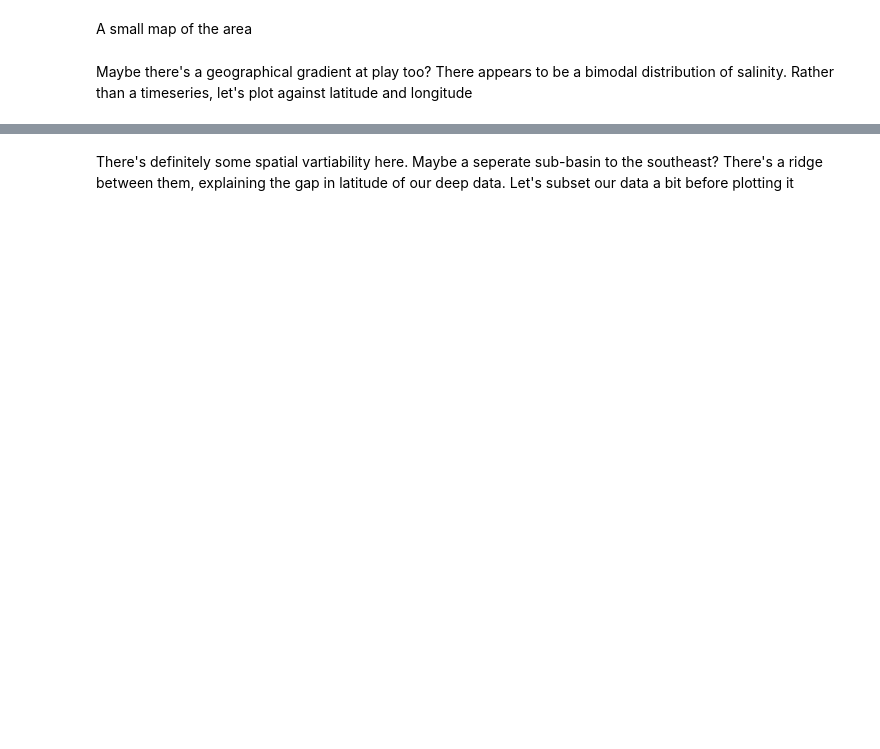
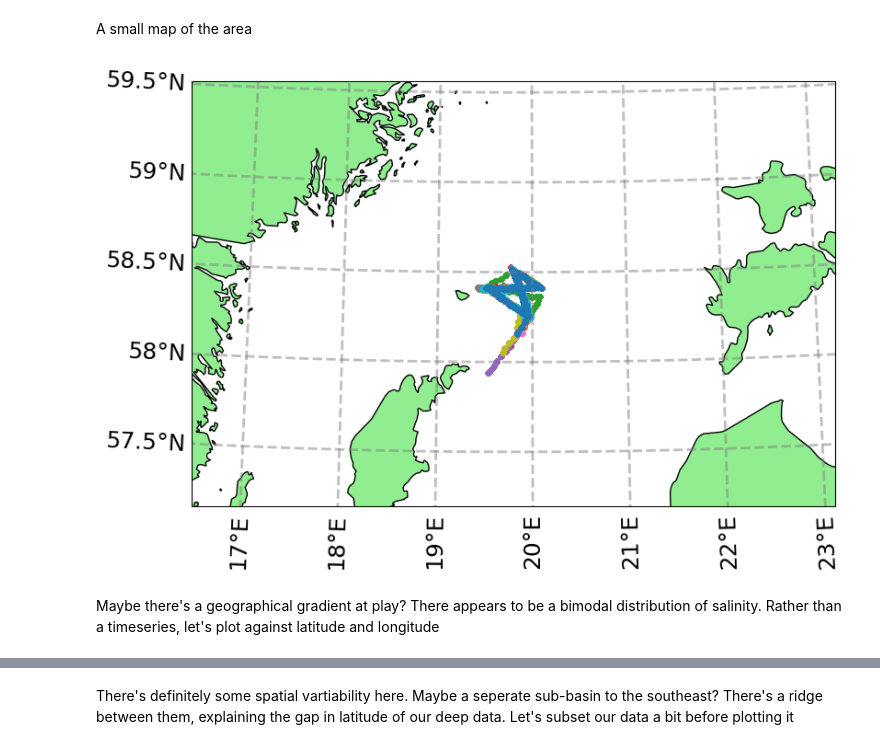
Before and after one commit to voto-ocean-knowledge/erddap_demo, a Jupyter notebook: 02_glider_analysis.ipynb, the cells around one changed output, grey strips where cells are left out. Saved outputs shown, nothing was run; the diff lists cells and outputs as text; code cells hidden in the pictures; blank space fills up the shorter version.

```diff
--- a/02_glider_analysis.ipynb
+++ b/02_glider_analysis.ipynb
@@ -59,29 +82,31 @@ A small map of the area
 # %%
 coord = cartopy.crs.AzimuthalEquidistant(central_longitude=np.mean(ds.longitude.values),
                                   central_latitude=np.mean(ds.latitude.values))
 pc = cartopy.crs.PlateCarree()
 fig = plt.figure(figsize=(12, 6))
 ax = fig.add_subplot(111, projection=coord)
 
 for name, ds in ds_dict.items():
     pretty_label = f'SEA0{ds.attrs["glider_serial"]} M{ds.attrs["deployment_id"]}'
     ax.scatter(ds.longitude.values, ds.latitude.values, transform=pc, s=10, label=pretty_label)
 lon_extend = 3
 lat_extend = 1
 lims = (np.nanmin(ds.longitude.values) - lon_extend, np.nanmax(ds.longitude.values) + lon_extend,
         np.nanmin(ds.latitude.values) - lat_extend, np.nanmax(ds.latitude.values) + lat_extend)
 ax.set_extent(lims, crs=pc)
 
 feature = cartopy.feature.NaturalEarthFeature(name='land', category='physical',
                                        scale='10m', edgecolor='black', facecolor='lightgreen')
 ax.add_feature(feature)
 gl = ax.gridlines(draw_labels=True,
                   linewidth=2, color='gray', alpha=0.5, linestyle='--')
 gl.top_labels = None
-gl.right_labels = None
-ax.legend();
+gl.right_labels = None;
+#ax.legend();
+# %% [output]
+[figure, added]
 # %% [markdown]
-Maybe there's a geographical gradient at play too? There appears to be a bimodal distribution of salinity. Rather than a timeseries, let's plot against latitude and longitude
+Maybe there's a geographical gradient at play? There appears to be a bimodal distribution of salinity. Rather than a timeseries, let's plot against latitude and longitude
 # %%
 fig, (ax0, ax1) = plt.subplots(2,1, figsize=(10, 10))
 for name, ds in ds_dict.items():
```
Also changed, not shown: parts of 11 cells of this notebook, 3 other files.
